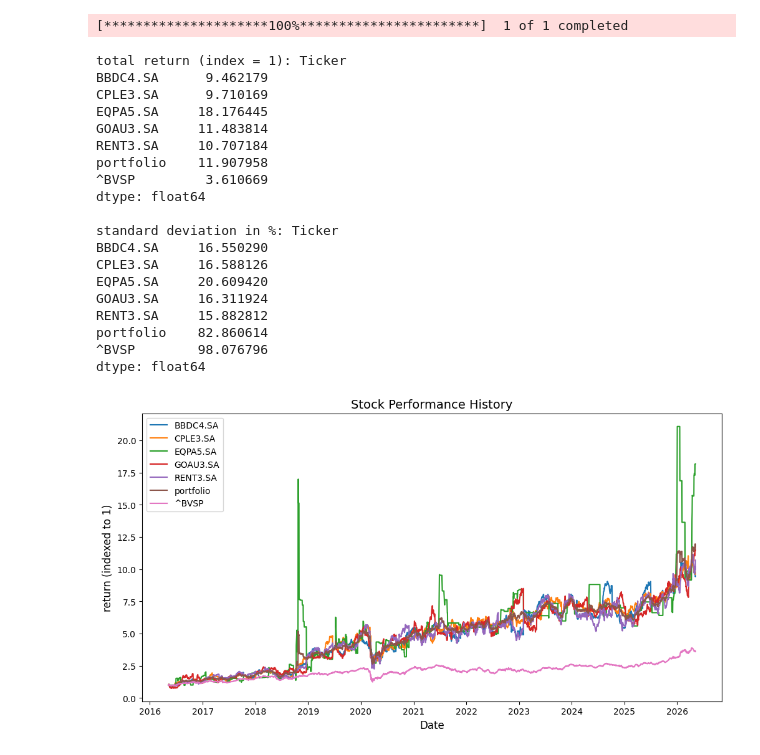
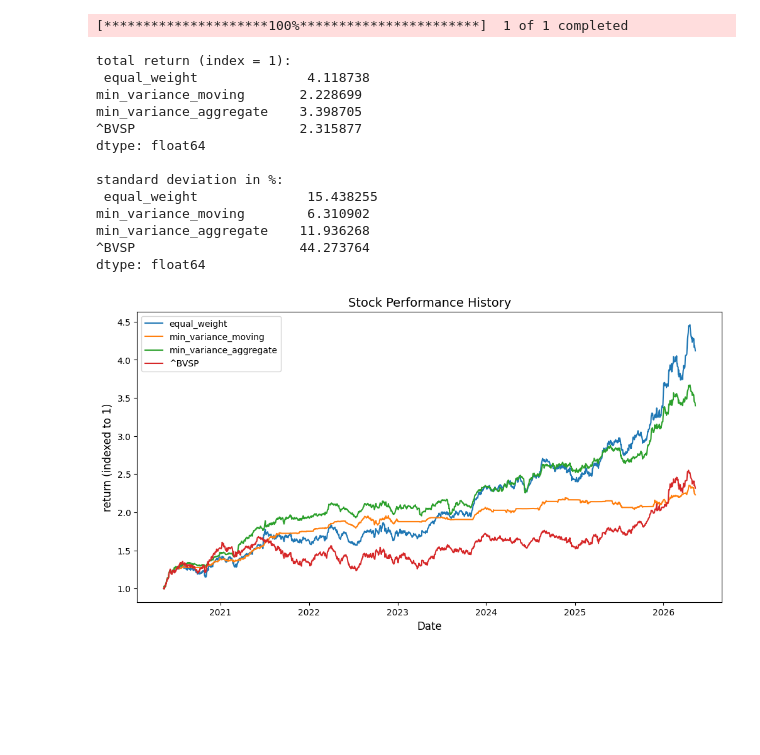
Before and after one commit to dahervinicius-ctrl/portfolio-simulator, a Jupyter notebook: test.ipynb, the cells around one changed output. Drawn from its saved outputs; the diff is of its cells as text; code cells hidden in the pictures; blank space fills up the shorter version.

Commit message:
Better separation between functions and implementation of minimum variance portfolio strategy

```diff
--- a/test.ipynb
+++ b/test.ipynb
@@ -12,3 +14,3 @@ import numpy as np
 # %%
-port = functions.random_portfolio(5, "10Y")
+port = functions.random_portfolio(15, "6Y")
 # %% [output]
@@ -35,0 +18,4 @@ dtype: float64 (total fee: 84.4407712547588)
+# %%
+equal_weight_port = functions.make_equal_weight_portfolio(port, 30, 0.01, 10000)
+min_variance_port1 = functions.make_min_variance_portfolio(port, 30, 0.01, 10000, False)
+min_variance_port2 = functions.make_min_variance_portfolio(port, 30, 0.01, 10000, True)
@@ -35,0 +40,3 @@ dtype: float64 (total fee: 84.4407712547588)
+# %%
+comparate = pd.concat([equal_weight_port["portfolio"], min_variance_port1["portfolio"], min_variance_port2["portfolio"]], axis=1)
+comparate.columns = ["equal_weight", "min_variance_moving", "min_variance_aggregate"]
@@ -36,24 +60,18 @@ dtype: float64 (total fee: 84.4407712547588)
 # %%
-analysis.overview(final_port)
+analysis.overview(comparate)
 # %% [output]
 [*********************100%***********************]  1 of 1 completed
-total return (index = 1): Ticker
-BBDC4.SA      9.462179
-CPLE3.SA      9.710169
-EQPA5.SA     18.176445
-GOAU3.SA     11.483814
-RENT3.SA     10.707184
-portfolio    11.907958
-^BVSP         3.610669
+total return (index = 1):
+ equal_weight              4.118738
+min_variance_moving       2.228699
+min_variance_aggregate    3.398705
+^BVSP                     2.315877
 dtype: float64
 
-standard deviation in %: Ticker
-BBDC4.SA     16.550290
-CPLE3.SA     16.588126
-EQPA5.SA     20.609420
-GOAU3.SA     16.311924
-RENT3.SA     15.882812
-portfolio    82.860614
-^BVSP        98.076796
+standard deviation in %:
+ equal_weight              15.438255
+min_variance_moving        6.310902
+min_variance_aggregate    11.936268
+^BVSP                     44.273764
 dtype: float64
-[figure, old version]
+[figure, new version]
```
Also changed, not shown: parts of 8 cells of this notebook, 3 other files.
